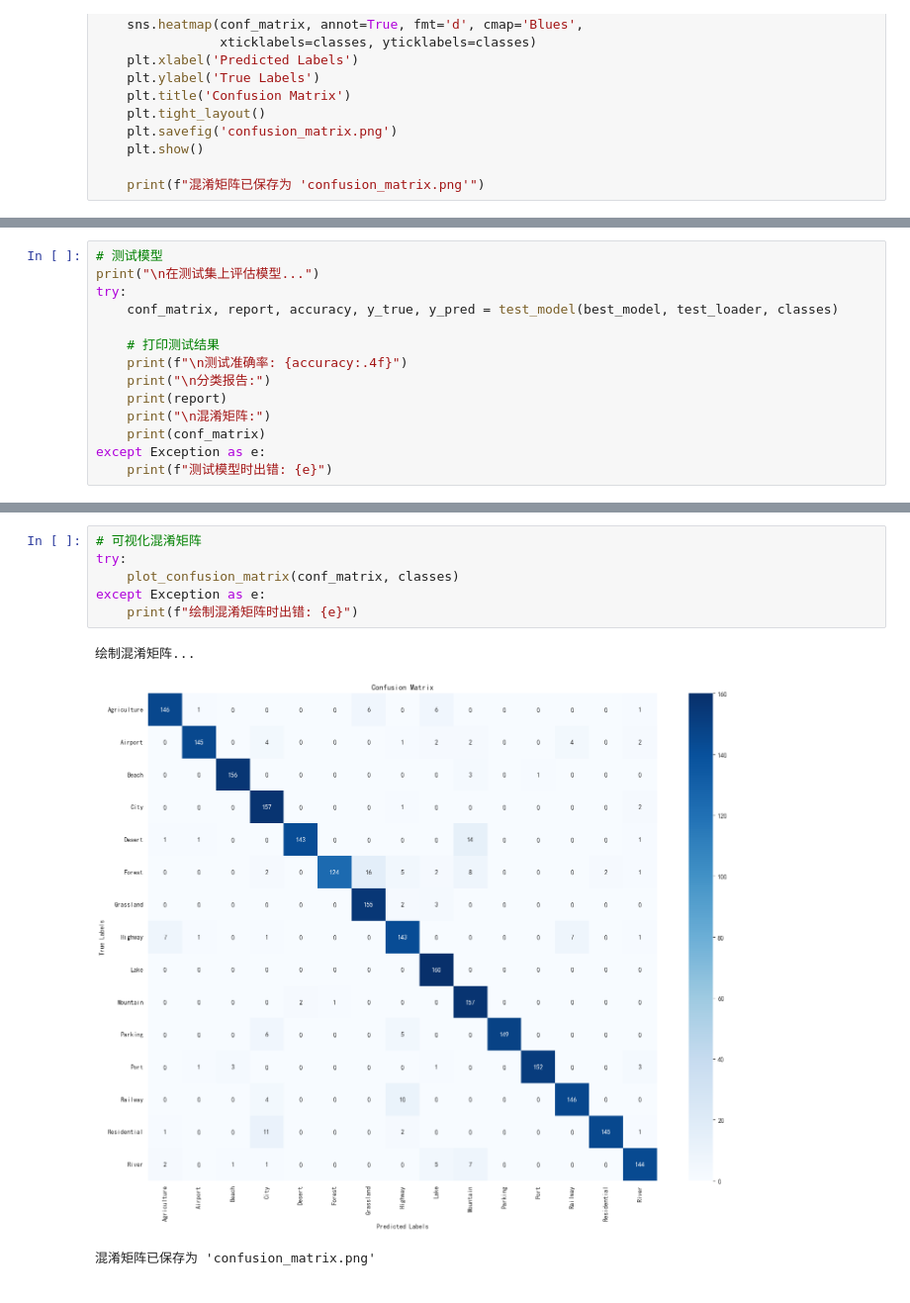
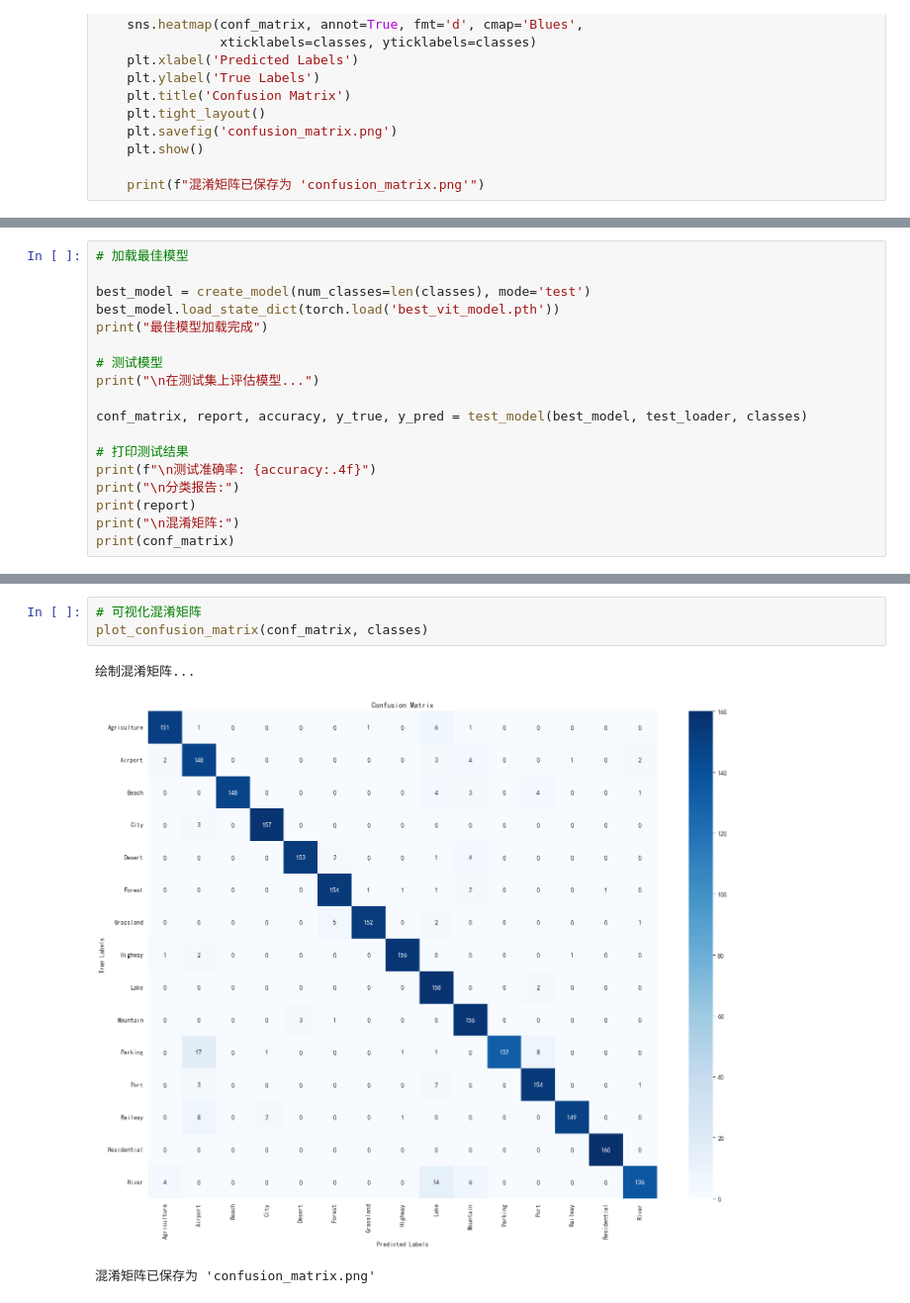
Before and after one commit to TobyZhang0/9517mango, a Jupyter notebook: vit/train_vit_base.ipynb, the cells around one changed output, grey strips where cells are left out. Shown: that part at 99% size. Drawn from its saved outputs; the diff is of its cells as text.

```diff
--- a/vit/train_vit_base.ipynb
+++ b/vit/train_vit_base.ipynb
@@ -553,15 +473,19 @@ VisionTransformer(
 # %%
+# 加载最佳模型
+
+best_model = create_model(num_classes=len(classes), mode='test')
+best_model.load_state_dict(torch.load('best_vit_model.pth'))
+print("最佳模型加载完成")
+
 # 测试模型
 print("\n在测试集上评估模型...")
-try:
-    conf_matrix, report, accuracy, y_true, y_pred = test_model(best_model, test_loader, classes)
 
-    # 打印测试结果
-    print(f"\n测试准确率: {accuracy:.4f}")
-    print("\n分类报告:")
-    print(report)
-    print("\n混淆矩阵:")
-    print(conf_matrix)
-except Exception as e:
-    print(f"测试模型时出错: {e}")
+conf_matrix, report, accuracy, y_true, y_pred = test_model(best_model, test_loader, classes)
+
+# 打印测试结果
+print(f"\n测试准确率: {accuracy:.4f}")
+print("\n分类报告:")
+print(report)
+print("\n混淆矩阵:")
+print(conf_matrix)
 # %% [output]
@@ -585,10 +509,7 @@ except Exception as e:
 # %%
 # 可视化混淆矩阵
-try:
-    plot_confusion_matrix(conf_matrix, classes)
-except Exception as e:
-    print(f"绘制混淆矩阵时出错: {e}")
+plot_confusion_matrix(conf_matrix, classes)
 # %% [output]
 绘制混淆矩阵...
-[figure, old version]
+[figure, new version]
 混淆矩阵已保存为 'confusion_matrix.png'
```
Also changed, not shown: parts of 20 cells of this notebook, 6 other files.
